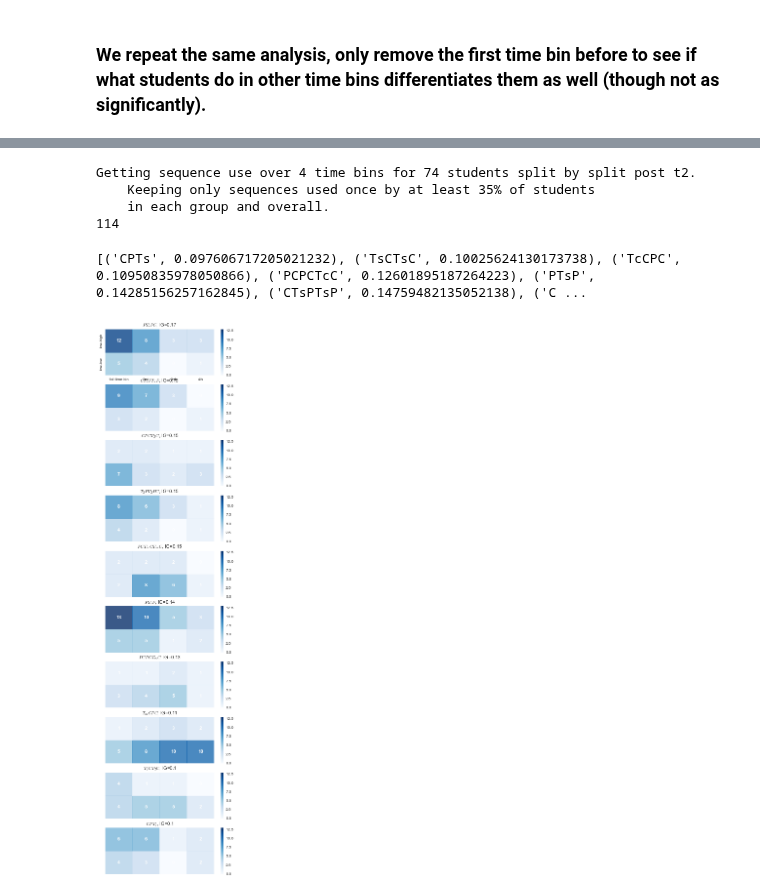
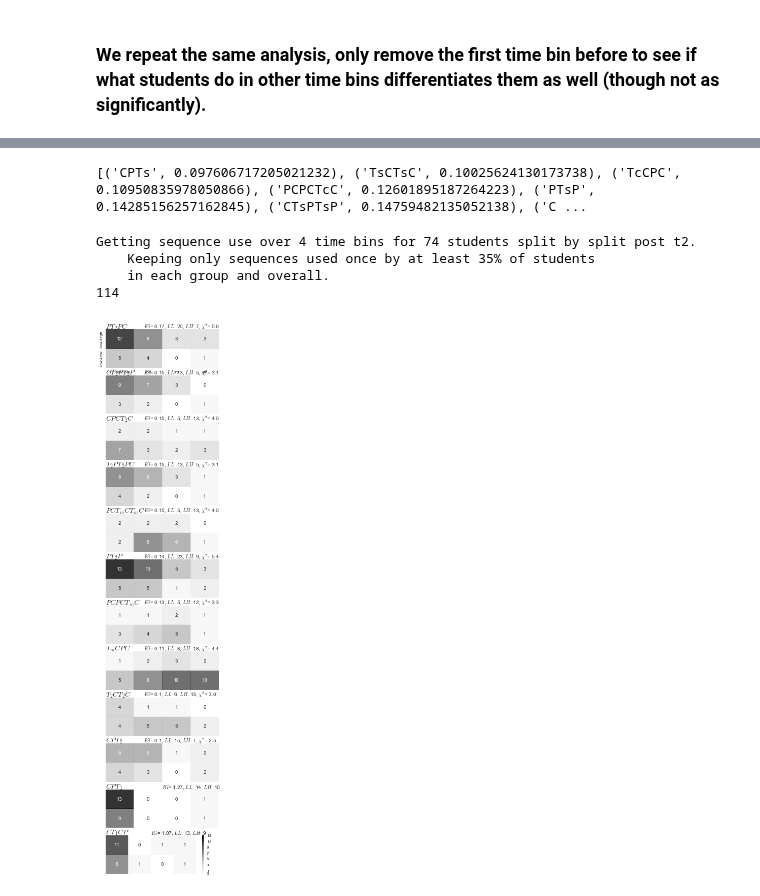
Before and after one commit to sperez8/Phet-log-analyzer, a Jupyter notebook: cck/temporal_sequence_infogain_mining.ipynb, the cells around one changed output, grey strips where cells are left out. Cells and saved outputs as stored; diff of their text form; code cells hidden in the pictures.

```diff
--- a/cck/temporal_sequence_infogain_mining.ipynb
+++ b/cck/temporal_sequence_infogain_mining.ipynb
@@ -22,7 +22,7 @@ def get_path(path = PATH):
         return os.environ['USERPROFILE']+ path.replace('/','\\') #'\\Google Drive\Jonathan Sarah Ido folder\data\CCK\\'
     else:
         raise Exception('OS not recongnized. I\'m confused.')
-gitpath = '/Documents/git/Phet-log-analyzer/cck/raw_data_parsing_check/'
+gitpath = '/git/Phet-log-analyzer/cck/raw_data_parsing_check/'
 df = pd.read_csv(get_path(path = gitpath) + 'phet_cck_user_actions+sophistication_WITHPAUSE_more_circuit_info.txt',index_col=False)
 # dfx = pd.read_csv('C:\Users\Sarah\Documents\git\Phet-log-analyzer\cck\\raw_data_parsing_check\phet_cck_user_actions+sophistication_WITHPAUSE_more_circuit_info.txt',index_col=False)
 df["student"] = df["student"].astype('category')
@@ -135,6 +143,6 @@ print len(a), len(b), len(a.intersection(b)), len(c.intersection(b))
 # %%
 median_learning2 = np.median(df_scores[df_scores['split pre']=='low']['z post t2'])
-fig, ax = plt.subplots(1, figsize=(4.5,2.5))
+fig, ax = plt.subplots(1, figsize=(5.5,2.5))
 sns.axes_style({'legend.numpoints': 20})
 ax.set_ylim(0,13)
 bar1 = sns.distplot(list([x for x in df_scores[df_scores['split pre']=='low']['z post t2'] if x <= median_learning2]),
@@ -311,3 +338,11 @@ CPTb 1.60816422215
+# %%
+tops = get_top_seqs(rank_sequences(sequence_counts,1,1),10)
+print tops
+tops.sort(key=lambda tup: tup[1],reverse=True)
+tops.append(('CPTb',1.275))
+tops.append(('CTbCP',1.073))
+# %% [output]
+[('CPTs', 0.097606717205021232), ('TsCTsC', 0.10025624130173738), ('TcCPC', 0.10950835978050866), ('PCPCTcC', 0.12601895187264223), ('PTsP', 0.14285156257162845), ('CTsPTsP', 0.14759482135052138), ('C ...
 # %%
 students = get_students(attribute='split pre',level='low')
 CUT_OFF = 0.35 #we keep only sequences used once by at least 35% of students
@@ -327,54 +362,68 @@ Getting sequence use over 4 time bins for 74 students split by split post t2.
     Keeping only sequences used once by at least 35% of students
     in each group and overall.
 114
-# %%
-tops = get_top_seqs(rank_sequences(sequence_counts,1,1),10)
-print tops
-tops.sort(key=lambda tup: tup[1],reverse=True)
-# %% [output]
-[('CPTs', 0.097606717205021232), ('TsCTsC', 0.10025624130173738), ('TcCPC', 0.10950835978050866), ('PCPCTcC', 0.12601895187264223), ('PTsP', 0.14285156257162845), ('CTsPTsP', 0.14759482135052138), ('C ...
+# %%
+chi2 = {'PTsPC':5.580,'CTsPTsP':3.138,'CPCTsC':4.004,'TsPTsPC':3.138,
+        'PCTcCTcC':4.004,'PTsP':5.395,'PCPCTcC':3.275,'TcCPC':4.408,
+        'TsCTsC':2.973,'CPTs':2.494,'CPTb':None,'CTbCP':None}
+numbers = {'PTsPC':(20,7),  'CTsPTsP':(13,5),  'CPCTsC':(5,13),
+           'TsPTsPC':(13,5),  'PCTcCTcC':(5,13),  'PTsP':(23,9),  'PCPCTcC':(5,12),
+           'TcCPC':(8,18),  'TsCTsC':(6,13),  'CPTs':(15,7), 'CPTb':(14,10),'CTbCP':(13,9)}
 # %%
 sns.set_style("darkgrid")
 sns.set_context("paper")
 all_seqs = zip(*tops)[0]
 fig, axes = plt.subplots(len(all_seqs),1)#, sharex=True, sharey=True)
-maximum = max([np.amax(counts) for seq,counts in sequence_counts.iteritems() if seq in all_seqs])
+maximum = int(max([np.amax(counts) for seq,counts in sequence_counts.iteritems() if seq in all_seqs]))
 for i,(seq,ig) in enumerate(tops):
     ax = axes[i]
     data = sequence_counts[seq]
+    chi = chi2[seq]
+    ll,hl = numbers[seq]
     seq = "$"+seq.replace('Ts','T_2').replace('Tb','T_1').replace('Tc','T_m')+"$"
-    ax.set_title(seq+', IG='+str(round(ig,2)))#,loc='left')
-
-    if i ==0:
-        cbar = True
+    ax.text(0,2.05, seq, fontsize=14)
+    if chi:
+        ax.text(1.35,2.05, "$IG$= {0}, $LL$: {1}, $LH$: {2}, $\chi^2$= {3}".format(str(round(ig,2)),ll,hl,round(chi,1)),
+                fontsize=10)
     else:
-        cbar = False
+        ax.text(2.0,2.05, "$IG$= {0}, $LL$: {1}, $LH$: {2}".format(str(round(ig,2)),ll,hl), fontsize=10)
 
     # heatmap = ax.pcolor(data, cmap=plt.cm.Blues, alpha=0.8, vmin=0)
-    heatmap = sns.heatmap(data, ax=ax, cmap=plt.cm.Blues,alpha=0.8, vmin=0, vmax=maximum, cbar=True, annot=True, annot_kws={'fontweight':'bold','color':'white'})
+    heatmap = sns.heatmap(data, ax=ax, cmap=plt.cm.Greys,alpha=0.8, vmin=0, vmax=maximum, cbar=False,
+                          annot=True) #, annot_kws={'fontweight':'bold'})
 
     if i==0:
         xlabels = map(str, np.arange(data.shape[1])+1)
-        ylabels = ['low-low','low-high']
         xlabels = ['1st time bin','2nd','3rd','4th']
         ax.set_xticklabels([],)
+        ax.set_xticks(np.arange(data.shape[1]) + 0.5)
+        ax.set_xticklabels(xlabels)
         ax.set_yticks(np.arange(data.shape[0]) + 0.5)
-        ax.set_xticks(np.arange(data.shape[1]) + 0.5)
+        ylabels = ['Low-Low','Low-High']
         ax.set_yticklabels(ylabels)
-        ax.set_xticklabels(xlabels)
+
+        cbar = ax.figure.colorbar(ax.collections[0])
+        cbar.set_ticks([0,1,3,5,7,9,11,13])
+        cbar.set_ticklabels([0,1,3,5,7,9,11,13])
     else:
         ax.set_xticklabels(['','','',''])
         ax.set_yticklabels(['',''])
 
-    fig.set_size_inches(5,2*len(all_seqs))
+
+
+#     cbar = ax.figure.colorbar(ax.collections[0])
+#     cbar.set_ticks([0,1,3,5,7,9,11,13])
+#     cbar.set_ticklabels([0,1,3,5,7,9,11,13])
+
+    fig.set_size_inches(4,1.6*len(all_seqs))
     ax.set_frame_on(False)
 #     ax.tick_params(
 #         axis='both',        # changes apply to both the x and y-axis
 #         which='both',       # both major and minor ticks are affected
 #         bottom='off',       # ticks along the those edges are off
 #         right='off',
 #         left='off',
 #         top='off')
 fig.savefig('figs/heatmap_all.svg')
 # %% [output]
-[figure, old version]
+[figure, new version]
```
Also changed, not shown: parts of 5 cells of this notebook, 18 other files.
